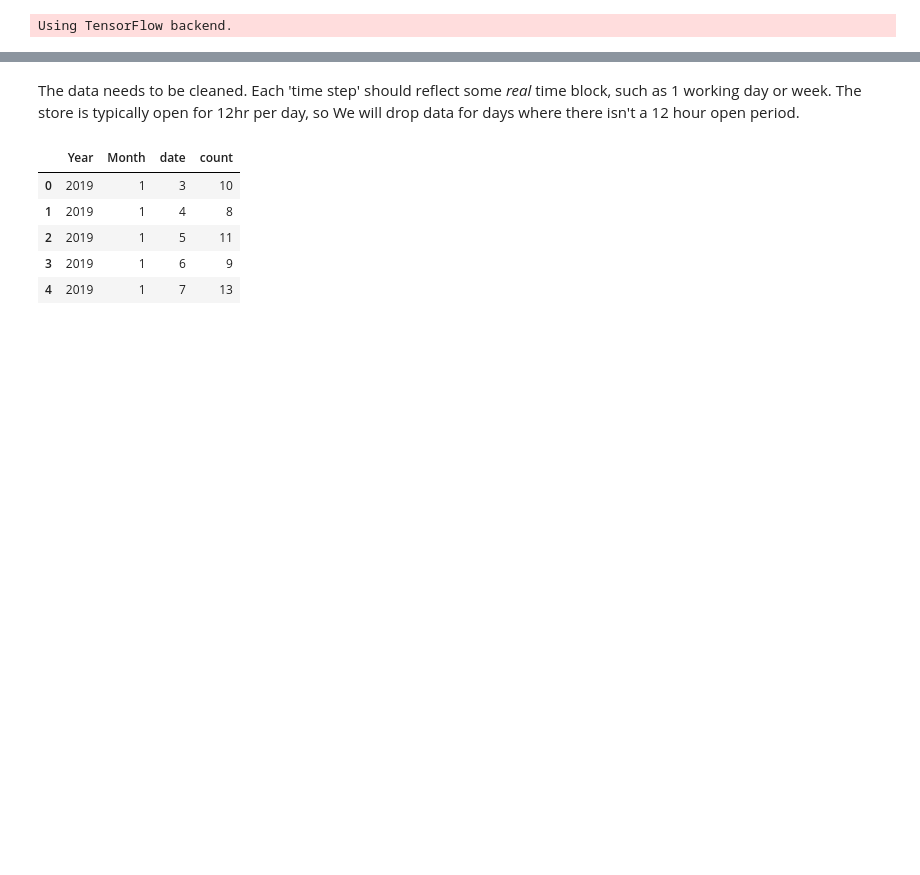
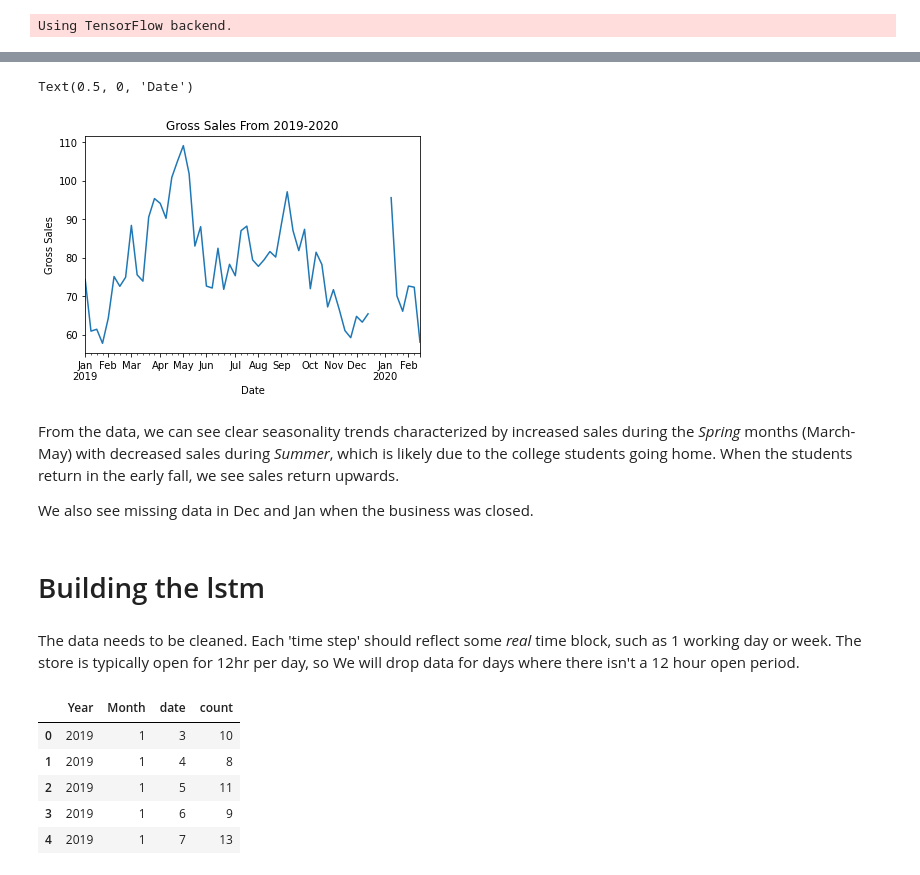
Before and after one commit to jtwang1027/business_analysis, a Jupyter notebook: lstm_time_series.ipynb, the cells around one changed output, grey strips where cells are left out. Saved outputs shown, nothing was run; the diff lists cells and outputs as text; code cells hidden in the pictures; blank space fills up the shorter version.

```diff
--- a/lstm_time_series.ipynb
+++ b/lstm_time_series.ipynb
@@ -39,3 +76,20 @@ data1.head()
+# %%
+#it might be easier to see broad trends by downsampling into weeks
+weekly=data1.resample('W').mean()
+
+weekly.loc[:,'Gross Sales'].plot(linestyle='-')
+plt.title('Gross Sales From 2019-2020')
+plt.ylabel('Gross Sales')
+plt.xlabel('Date')
+# %% [output]
+Text(0.5, 0, 'Date')
+[figure, added]
+# %% [markdown]
+From the data, we can see clear seasonality trends characterized by increased sales during the *Spring* months (March-May) with decreased sales during *Summer*, which is likely due to the college students going home. When the students return in the early fall, we see sales return upwards.
+
+We also see missing data in Dec and Jan when the business was closed.
+# %% [markdown]
+# Building the lstm
 # %% [markdown]
 The data needs to be cleaned. Each 'time step' should reflect some *real* time block, such as 1 working day or week. The store is typically open for 12hr per day, so We will drop data for days where there isn't a 12 hour open period.
 # %%
```
Also changed, not shown: parts of 6 cells of this notebook.
